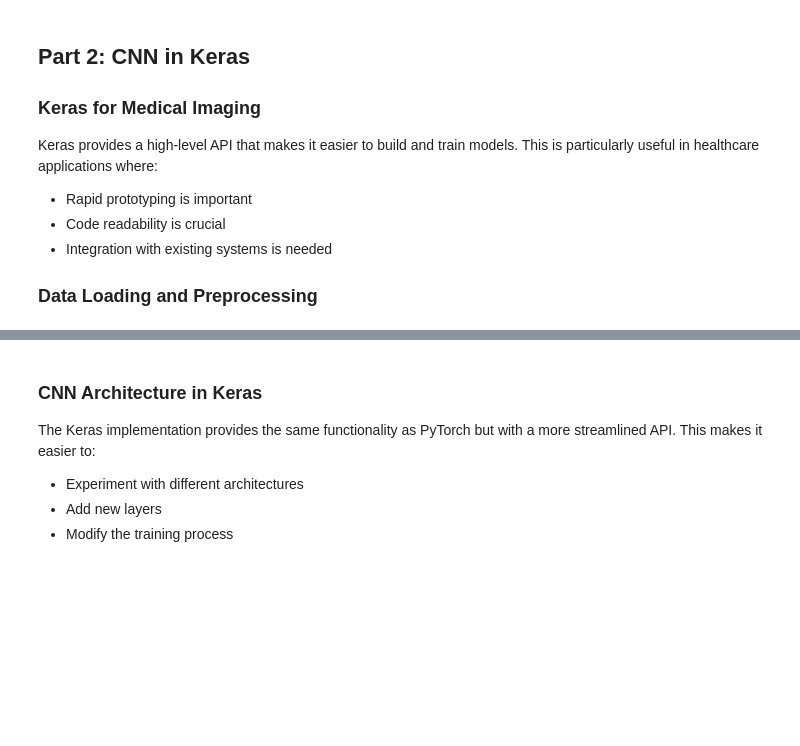
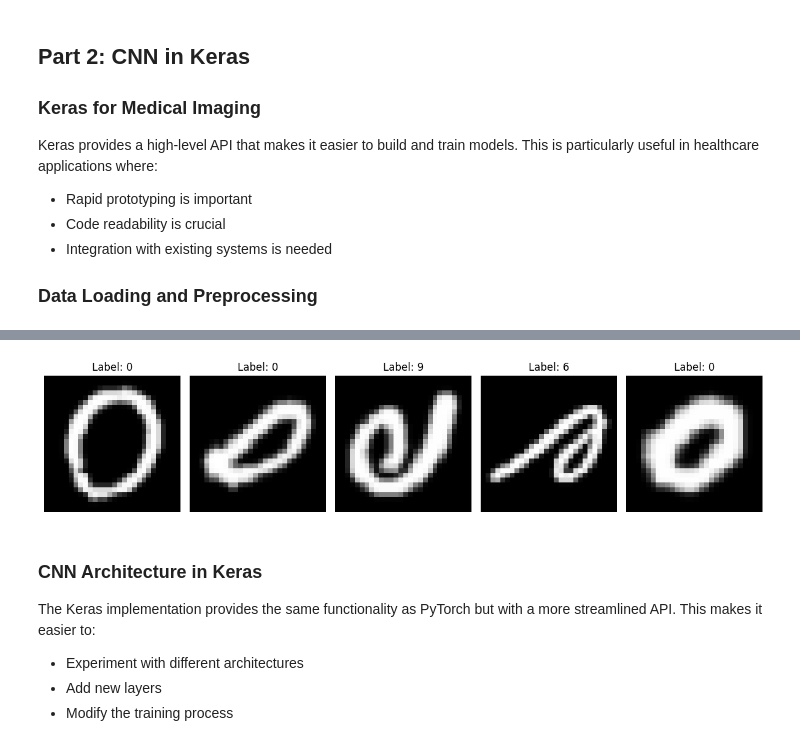
Before and after one commit to oscar-peng/datasci_223, a Jupyter notebook: lectures/06/demo/03_mnist_from_scratch.ipynb, the cells around one changed output, grey strips where cells are left out. Drawn from its saved outputs; the diff is of its cells as text; code cells hidden in the pictures; blank space fills up the shorter version.

```diff
--- a/lectures/06/demo/03_mnist_from_scratch.ipynb
+++ b/lectures/06/demo/03_mnist_from_scratch.ipynb
@@ -299,16 +330,18 @@ from tensorflow.keras import layers, models
 
 # Load EMNIST byclass dataset
 (ds_train, ds_test), ds_info = tfds.load(
-    'emnist/byclass',
-    split=['train', 'test'],
+    "emnist/byclass",
+    split=["train", "test"],
     shuffle_files=True,
     as_supervised=True,
-    with_info=True
+    with_info=True,
 )
+
 
 # Filter function to keep only digits (classes 0-9)
 def filter_digits(image, label):
     return tf.less(label, 10)
+
 
 # Preprocess function
 def preprocess(image, label):
@@ -316,30 +349,34 @@ def preprocess(image, label):
     image = tf.cast(image, tf.float32) / 255.0
     return image, label
 
+
 # Configure dataset for performance
 AUTOTUNE = tf.data.AUTOTUNE
 BATCH_SIZE = 128  # Increased batch size for better GPU utilization
 
 # Prepare training dataset with optimized pipeline
-ds_train = (ds_train
-    .filter(filter_digits)
+ds_train = (
+    ds_train.filter(filter_digits)
     .cache()  # Cache the filtered dataset
     .shuffle(10000)  # Shuffle before batching
     .map(preprocess, num_parallel_calls=AUTOTUNE)
     .batch(BATCH_SIZE)
-    .prefetch(AUTOTUNE))
+    .prefetch(AUTOTUNE)
+)
 
 # Prepare test dataset
-ds_test = (ds_test
-    .filter(filter_digits)
+ds_test = (
+    ds_test.filter(filter_digits)
     .cache()
     .map(preprocess, num_parallel_calls=AUTOTUNE)
     .batch(BATCH_SIZE)
-    .prefetch(AUTOTUNE))
+    .prefetch(AUTOTUNE)
+)
 
 # Create a copy of the dataset for visualization
 ds_train_viz = ds_train
 ds_test_viz = ds_test
+
 
 # Visualize some examples
 def plot_tfds_examples(dataset, num_examples=5):
@@ -350,10 +387,12 @@ def plot_tfds_examples(dataset, num_examples=5):
     plt.figure(figsize=(12, 3))
     for i in range(min(num_examples, len(images))):
         plt.subplot(1, num_examples, i + 1)
-        plt.imshow(images[i].numpy(), cmap='gray')
-        plt.title(f'Label: {labels[i].numpy()}')
-        plt.axis('off')
+        plt.imshow(images[i].numpy(), cmap="gray")
+        plt.title(f"Label: {labels[i].numpy()}")
+        plt.axis("off")
     plt.tight_layout()
     plt.show()
 
+
 plot_tfds_examples(ds_train_viz)
+# %% [output]
@@ -360,3 +400,4 @@ plot_tfds_examples(ds_train_viz)
+[figure, added]
 # %% [markdown]
 ### CNN Architecture in Keras
 
```
Also changed, not shown: parts of 12 cells of this notebook.
